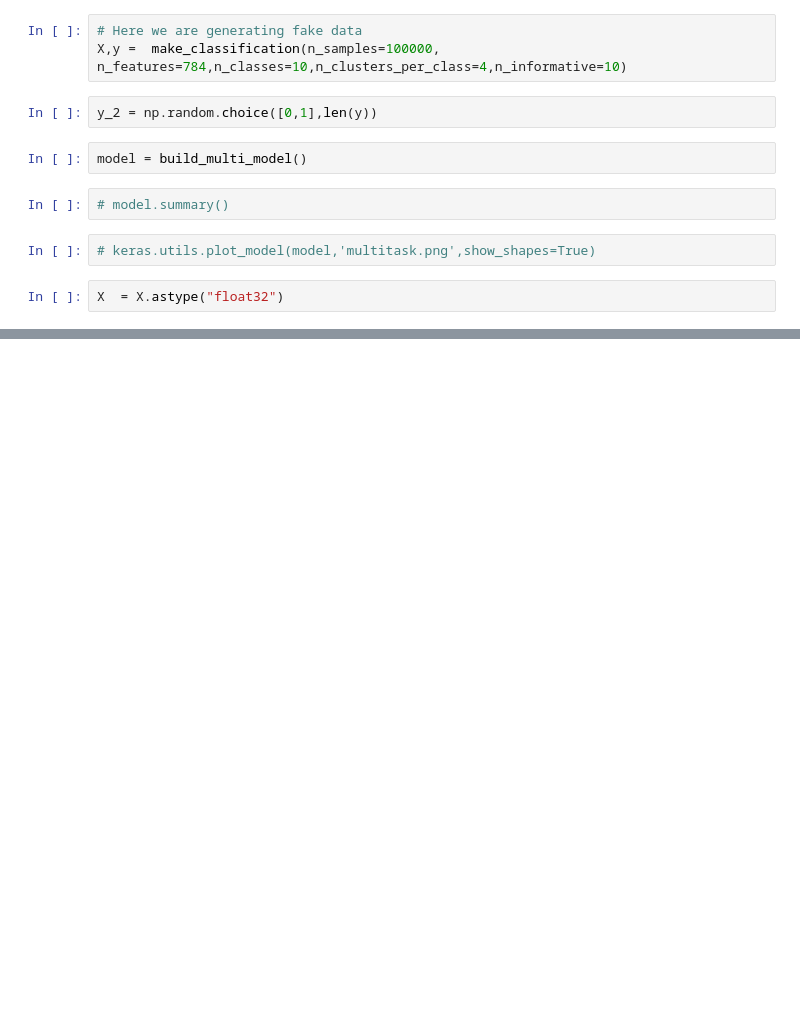
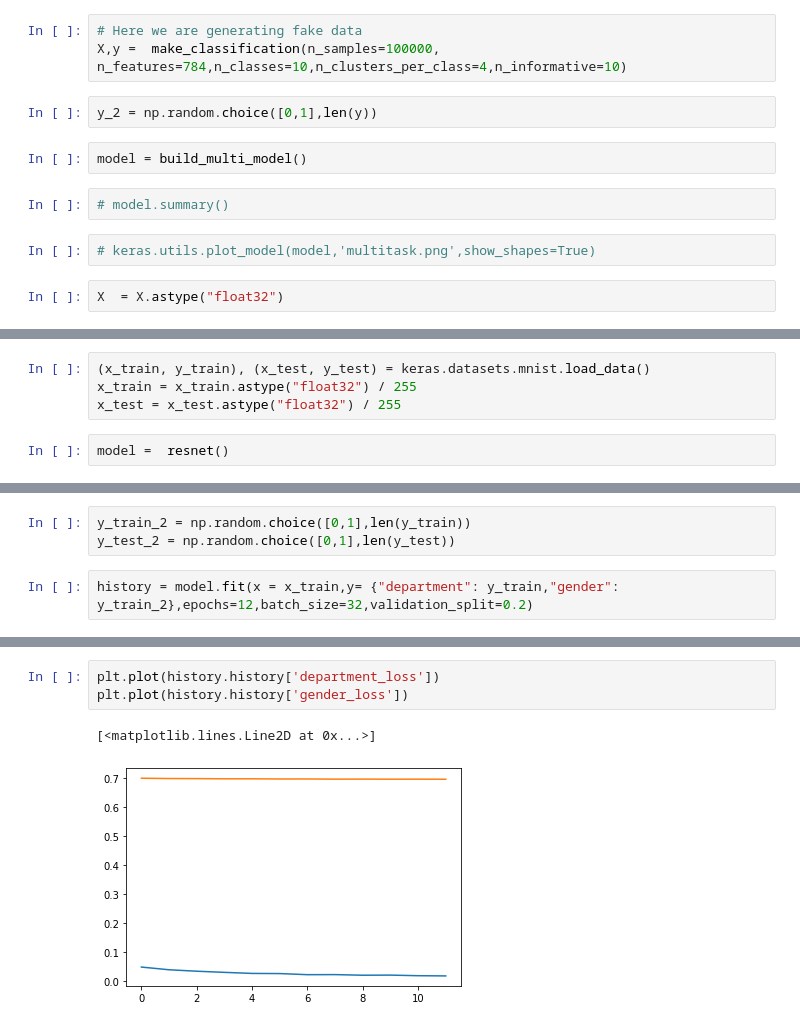
Before and after one commit to yusufbrima/RTGCompCognition, a Jupyter notebook: Deep Learning/Tensorflow/Functional/Starter.ipynb, the cells around one changed output, grey strips where cells are left out. Cells and saved outputs as stored; diff of their text form; blank space fills up the shorter version.

```diff
--- a/Deep Learning/Tensorflow/Functional/Starter.ipynb
+++ b/Deep Learning/Tensorflow/Functional/Starter.ipynb
@@ -231,0 +282,6 @@ y.shape
+# %%
+(x_train, y_train), (x_test, y_test) = keras.datasets.mnist.load_data()
+x_train = x_train.astype("float32") / 255
+x_test = x_test.astype("float32") / 255
+# %%
+model =  resnet()
@@ -231,0 +292,5 @@ y.shape
+# %%
+y_train_2 = np.random.choice([0,1],len(y_train))
+y_test_2 = np.random.choice([0,1],len(y_test))
+# %%
+history = model.fit(x = x_train,y= {"department": y_train,"gender": y_train_2},epochs=12,batch_size=32,validation_split=0.2)
@@ -231,0 +315,6 @@ y.shape
+# %%
+plt.plot(history.history['department_loss'])
+plt.plot(history.history['gender_loss'])
+# %% [output]
+[<matplotlib.lines.Line2D at 0x...>]
+[figure, added]
```
Also changed, not shown: parts of 22 cells of this notebook, 3 other files.
